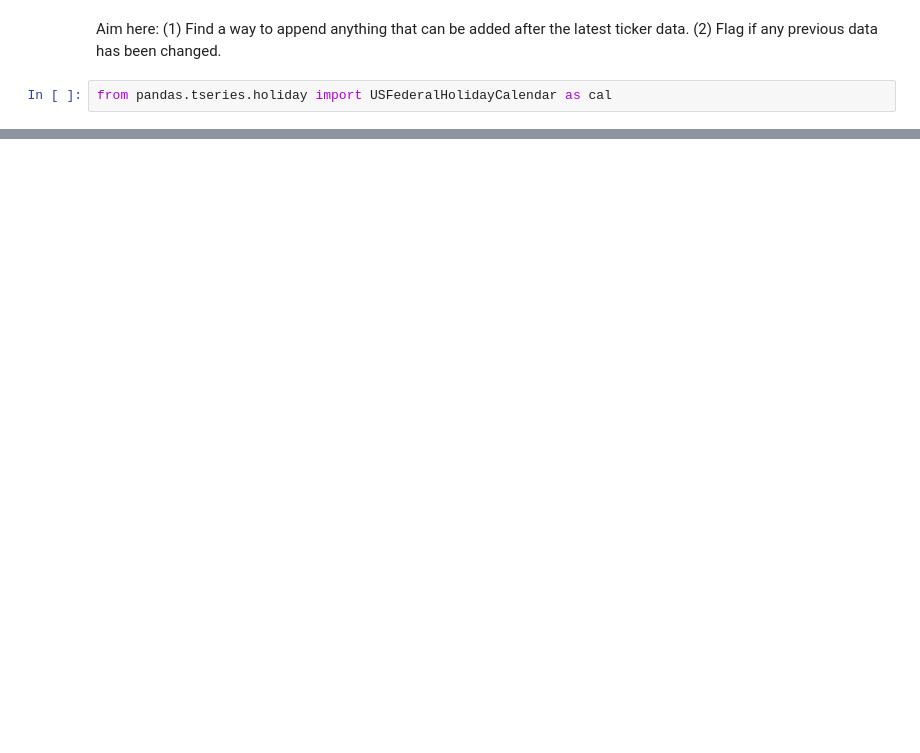
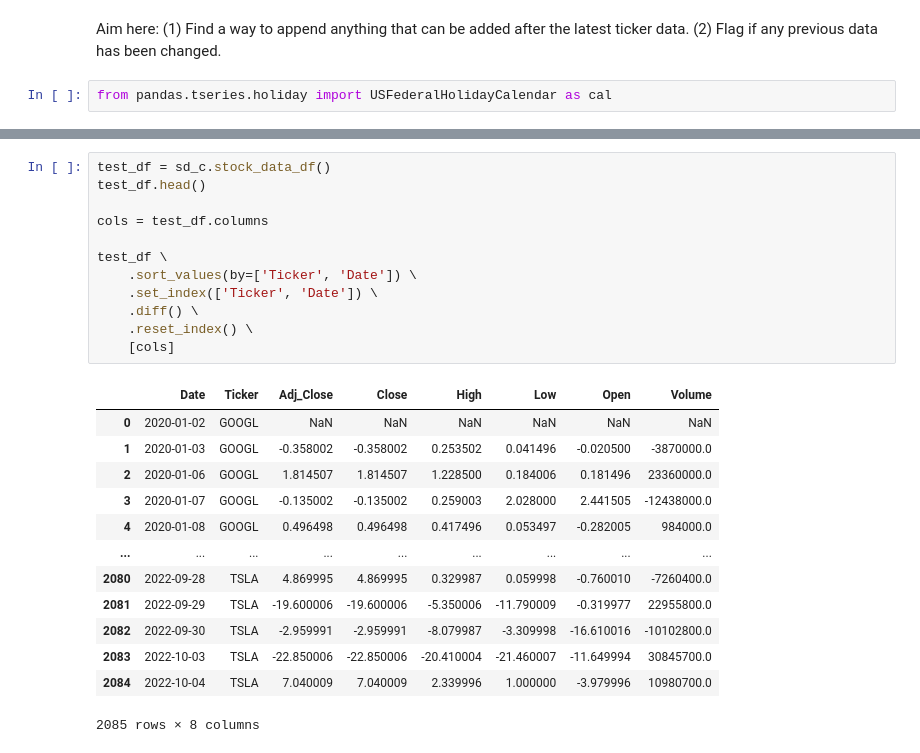
Before and after one commit to WiGram/InvestDB, a Jupyter notebook: stock_analysis.ipynb, the cells around one changed output, grey strips where cells are left out. Drawn from its saved outputs; the diff is of its cells as text; blank space fills up the shorter version.

```diff
--- a/stock_analysis.ipynb
+++ b/stock_analysis.ipynb
@@ -114,0 +145,26 @@ np.busday_count('1970-02-01', '1970-02-28')
+# %%
+test_df = sd_c.stock_data_df()
+test_df.head()
+
+cols = test_df.columns
+
+test_df \
+    .sort_values(by=['Ticker', 'Date']) \
+    .set_index(['Ticker', 'Date']) \
+    .diff() \
+    .reset_index() \
+    [cols]
+# %% [output]
+|  | Date | Ticker | Adj_Close | Close | High | Low | Open | Volume |
+| 0 | 2020-01-02 | GOOGL | NaN | NaN | NaN | NaN | NaN | NaN |
+| 1 | 2020-01-03 | GOOGL | -0.358002 | -0.358002 | 0.253502 | 0.041496 | -0.020500 | -3870000.0 |
+| 2 | 2020-01-06 | GOOGL | 1.814507 | 1.814507 | 1.228500 | 0.184006 | 0.181496 | 23360000.0 |
+| 3 | 2020-01-07 | GOOGL | -0.135002 | -0.135002 | 0.259003 | 2.028000 | 2.441505 | -12438000.0 |
+| 4 | 2020-01-08 | GOOGL | 0.496498 | 0.496498 | 0.417496 | 0.053497 | -0.282005 | 984000.0 |
+| ... | ... | ... | ... | ... | ... | ... | ... | ... |
+| 2080 | 2022-09-28 | TSLA | 4.869995 | 4.869995 | 0.329987 | 0.059998 | -0.760010 | -7260400.0 |
+| 2081 | 2022-09-29 | TSLA | -19.600006 | -19.600006 | -5.350006 | -11.790009 | -0.319977 | 22955800.0 |
+| 2082 | 2022-09-30 | TSLA | -2.959991 | -2.959991 | -8.079987 | -3.309998 | -16.610016 | -10102800.0 |
+| 2083 | 2022-10-03 | TSLA | -22.850006 | -22.850006 | -20.410004 | -21.460007 | -11.649994 | 30845700.0 |
+| 2084 | 2022-10-04 | TSLA | 7.040009 | 7.040009 | 2.339996 | 1.000000 | -3.979996 | 10980700.0 |
+2085 rows × 8 columns
```
Also changed, not shown: parts of 17 cells of this notebook, 2 other files.
